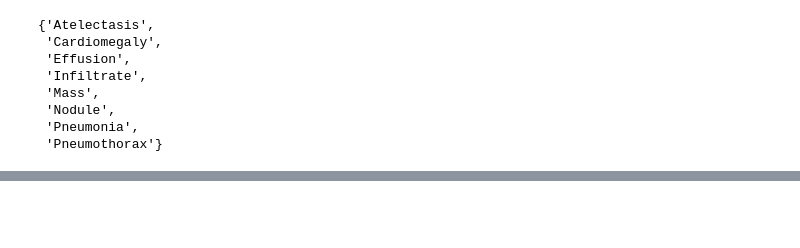
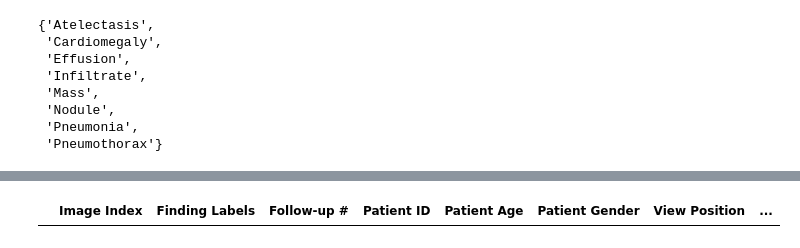
Before and after one commit to mrdchry/NIH-CHEST-XRAY, a Jupyter notebook: NIH-CHEST-XRAY-Model-Building.ipynb, the cells around one changed output, grey strips where cells are left out. Cells and saved outputs as stored; diff of their text form; code cells hidden in the pictures; blank space fills up the shorter version.

```diff
--- a/NIH-CHEST-XRAY-Model-Building.ipynb
+++ b/NIH-CHEST-XRAY-Model-Building.ipynb
@@ -112,0 +109,4 @@ bbox_df.rename(columns={"Bbox [x": "X", "y": "Y", "w": "Width", "h]": "Height"})
+# %%
+data_entry_df[data_entry_df['Patient Age']== 152]
+# %% [output]
+|  | Image Index | Finding Labels | Follow-up # | Patient ID | Patient Age | Patient Gender | View Position | ... |
```
Also changed, not shown: parts of 6 cells of this notebook, 4 other files.
